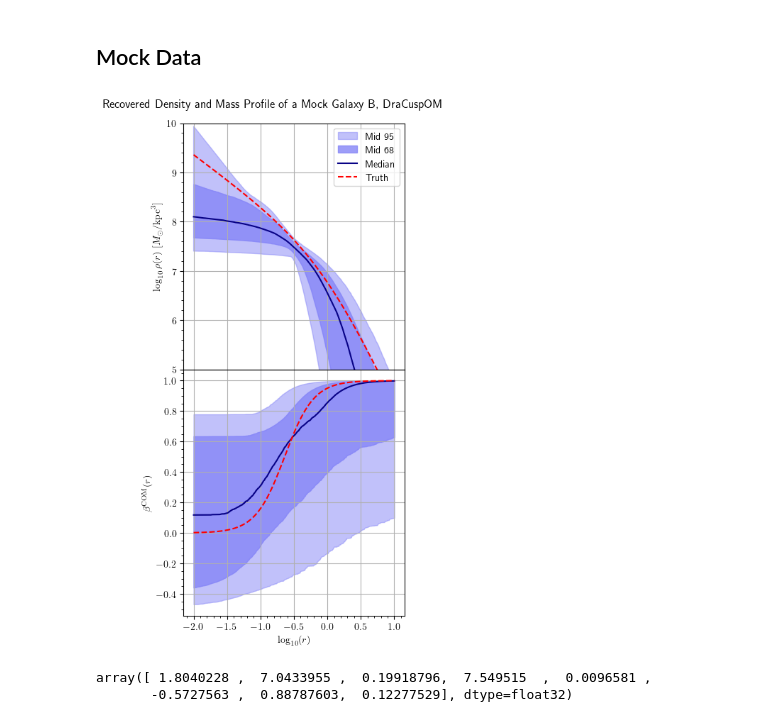
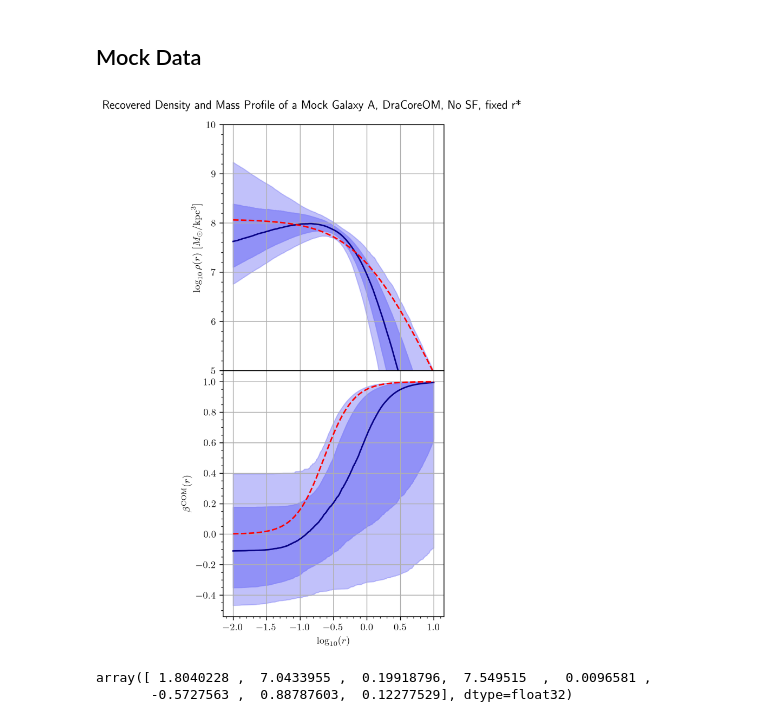
Before and after one commit to Anodymous1/suds, a Jupyter notebook: 8d_theta/posterior_graph.ipynb, the cells around one changed output. Saved outputs shown, nothing was run; the diff lists cells and outputs as text; code cells hidden in the pictures.

```diff
--- a/8d_theta/posterior_graph.ipynb
+++ b/8d_theta/posterior_graph.ipynb
@@ -258,33 +258,33 @@ NameError: name 'plot_line' is not defined
 
 def plot_aesthetics(ax, fig):
     # Aesthetics
-
+    label_size = 20
     # Core density
-    ax[0,0].set_ylabel(r"$\log_{10} \rho (r) \ [M_\odot / \mathrm{kpc}^3]$")
+    ax[0,0].set_ylabel(r"$\log_{10} \rho (r) \ [M_\odot / \mathrm{kpc}^3]$", fontsize=label_size)
     ax[0,0].xaxis.set_label_position('top')
-    ax[0,0].set_xlabel(r"Cored Profile: $\gamma = 0$", fontweight="bold")
+    ax[0,0].set_xlabel(r"Cored Profile: $\gamma = 0$", fontweight="bold", fontsize=18)
     ax[0,0].set_ylim(5,11)
 
     # # core mass
     # ax[1,0].set_ylabel(r"$\log_{10} M(r) / M_\odot$")
 
     # Core beta
-    ax[1,0].set_xlabel(r"$\log _{10} (r)$")
-    ax[1,0].set_ylabel(r"$\beta ^\mathrm{COM} (r)$")
+    ax[1,0].set_xlabel(r"$\log _{10} (r)$", fontsize=label_size)
+    ax[1,0].set_ylabel(r"$\beta ^\mathrm{COM} (r)$", fontsize=label_size)
 
     # Cusp density
     ax[0,1].xaxis.set_label_position('top')
-    ax[0,1].set_xlabel(r"Cuspy Profile: $\gamma = 1$", fontweight="bold")
+    ax[0,1].set_xlabel(r"Cuspy Profile: $\gamma = 1$", fontweight="bold", fontsize=18)
     ax[0,1].legend()
 
     # Cusp mass
 
     # Cusp beta
-    ax[1,1].set_xlabel(r"$\log _{10} (r)$")
+    ax[1,1].set_xlabel(r"$\log _{10} (r)$", fontsize=label_size)
 
     title_text = (
             # r"Recovered Density and Mass Profile of a Sample Galaxy (Model 5.2, 3d)"
-            r"Recovered Density and Mass Profile of a Sample Galaxy (Model 8, 4D)"
+            r"Recovered Density and Mass Profile of a Sample Galaxy (Model 8, 3D, poco)"
             "\n"
             r"$\alpha = 1,\ \beta = 3,\ \log_{10}(\rho _0)=8.0755,\ \log_{10}(r_s) = 0,\ \log_{10}(r_* / r_s) = -0.6402,\ \log_{10} (r_a / r_*) = 0,\ \beta_0 = 0$"
         )
@@ -294,8 +294,8 @@ def plot_aesthetics(ax, fig):
 
     return ax, fig
 # %%
-core_params = load_csv("./model_8/4d/mass_density_samples_core.csv", "Tensor")
-cusp_params = load_csv("./model_8/4d/mass_density_samples_cusp.csv", "Tensor")
+core_params = load_csv("./model_8/3d/mass_density_samples_core_poco.csv", "Tensor")
+cusp_params = load_csv("./model_8/3d/mass_density_samples_cusp_poco.csv", "Tensor")
 
 fig, ax, x = initialize_plot(n_rows=2)
 core_density = density(x, core_params)
@@ -319,5 +319,6 @@ ax = plot_line(ax, x, cusp_beta,    true_cusp_beta,   [1,1])
 
 ax, fig = plot_aesthetics(ax, fig)
 
+# plt.savefig("model_8/3d/mass_density_model_8_3d_transparent_600dpi.png", transparent=True)
 plt.show()
 # %% [output]
@@ -338,7 +339,8 @@ def initialize_plot():
                             sharex="col",
                             sharey="row",
                             gridspec_kw={'hspace': 0,
-                                            'wspace': 0,})
+                                            'wspace': 0,},
+                            dpi=300)
 
     # xlim = 2
     resolution = 1000
@@ -353,7 +355,7 @@ def plot_aesthetics(ax, fig, title):
     # density
     ax[0].set_ylabel(r"$\log_{10} \rho (r) \ [M_\odot / \mathrm{kpc}^3]$")
     ax[0].set_ylim(5,10)
-    ax[0].legend()
+    # ax[0].legend()
 
 
     # beta
@@ -401,42 +403,43 @@ def plot_line(ax, x, y, iloc, truth=None):
 
     return ax
 # %%
-mock = "B"
-data = load_csv(f"./model_8/mock/rg/Mock{mock}_samples_rg.csv", "Tensor")
+mock = "A"
+data = load_csv(f"./model_8/mock_noSF/Mock{mock}_samples_fixed.csv", "Tensor")
 
 fig, ax, x = initialize_plot()
 dense = density(x, data)
 beta = betaCOM(x, data)
 
 
 # DraCoreOM: gamma = 0, rho_s = 1.19e8, r_a = 0.229
 DraCoreOM = [1, 3, 0, np.log10(1.19e8), 0, np.log10(0.229), 0.0, 0]
 
 # DraCuspOM: gamma = 1, rho_s = 2.33e7, r_a = 0.229
 DraCuspOM = [1, 3, 1, np.log10(2.33e7), 0, np.log10(0.229), 0.0, 0]
 
 # DraCoreIso: gamma = 0, rho_s = 1.19e8, r_a = infinity
 DraCoreIso = [1, 3, 0, np.log10(1.19e8), 0, np.log10(0.229), np.inf, 0]
 
 # DraCuspIso: gamma = 1, rho_s = 2.33e7, r_a = infinity
 DraCuspIso = [1, 3, 1, np.log10(2.33e7), 0, np.log10(0.229), np.inf, 0]
 
 
 for i, letter in enumerate(["A", "B", "C", "D"]):
     if letter == mock:
         gal = [DraCoreOM, DraCuspOM, DraCoreIso, DraCuspIso][i]
         name = ["DraCoreOM", "DraCuspOM", "DraCoreIso", "DraCuspIso"][i]
 
 
 true_density, true_mass, true_beta = prep_truth(x, gal)
 ax = plot_line(ax, x, dense, 0, truth=true_density)
 ax = plot_line(ax, x, beta, 1, truth=true_beta)
 
-ax, fig = plot_aesthetics(ax, fig, f"{mock}, {name}")
+ax, fig = plot_aesthetics(ax, fig, f"{mock}, {name}, No SF, fixed r*")
+
 
 plt.show()
 # %% [output]
-[figure, old version]
+[figure, new version]
 # %%
 np.median(data, axis=0)
 # %% [output]
```
Also changed, not shown: parts of 3 cells of this notebook, 9 other files.
